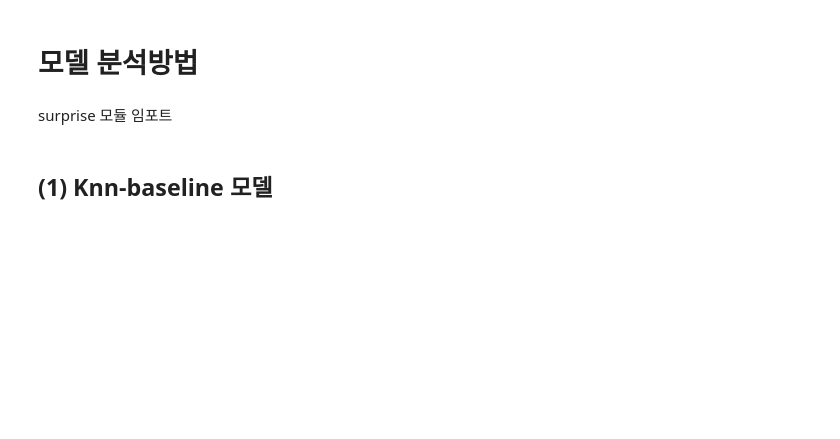
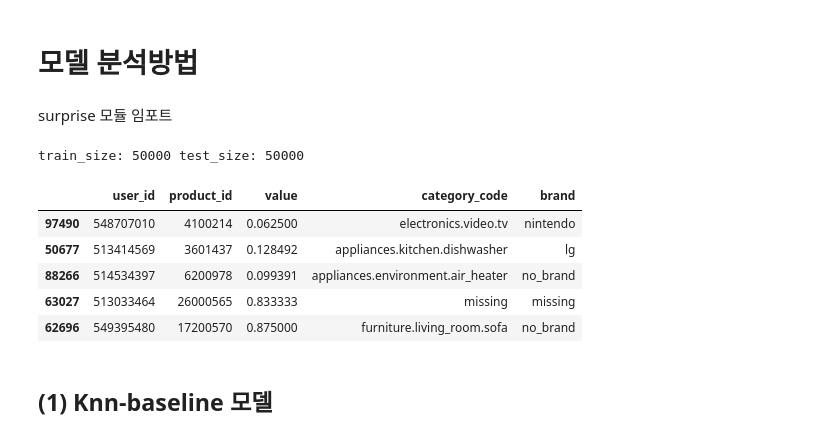
Before and after one commit to benidjor/ecommerce-behavior-data-analysis, a Jupyter notebook: esj_data/cp2_model.ipynb, the cells around one changed output. Cells and saved outputs as stored; diff of their text form; code cells hidden in the pictures; blank space fills up the shorter version.

```diff
--- a/esj_data/cp2_model.ipynb
+++ b/esj_data/cp2_model.ipynb
@@ -161,19 +259,27 @@ from sklearn.metrics.pairwise import linear_kernel, cosine_similarity
 # %%
 # train, test set split
 
 ## data randomly shuffling.
 df_r_m = df_r_m.sample(frac=1)
 df_r_m
 
 len(df_r_m)
 cutoff = int(.5 * len(df_r_m))
 train_r = df_r_m[:cutoff]
 test_r = df_r_m[cutoff:]
 
-train_r = train_r[['user_id', 'product_id', 'rating', 'category_code', 'brand']]
-test_r = test_r[['user_id', 'product_id', 'rating', 'category_code', 'brand']]
+train_r = train_r[['user_id', 'product_id', 'value', 'category_code', 'brand']]
+test_r = test_r[['user_id', 'product_id', 'value', 'category_code', 'brand']]
 print("train_size:", len(train_r), "test_size:", len(test_r))
 train_r.head()
+# %% [output]
+train_size: 50000 test_size: 50000
+|  | user_id | product_id | value | category_code | brand |
+| 97490 | 548707010 | 4100214 | 0.062500 | electronics.video.tv | nintendo |
+| 50677 | 513414569 | 3601437 | 0.128492 | appliances.kitchen.dishwasher | lg |
+| 88266 | 514534397 | 6200978 | 0.099391 | appliances.environment.air_heater | no_brand |
+| 63027 | 513033464 | 26000565 | 0.833333 | missing | missing |
+| 62696 | 549395480 | 17200570 | 0.875000 | furniture.living_room.sofa | no_brand |
 # %%
 def convert_traintest_dataframe_forsurprise(training_dataframe, testing_dataframe):
     reader = Reader(rating_scale=(0, 5))
```
Also changed, not shown: parts of 28 cells of this notebook, 4 other files.
